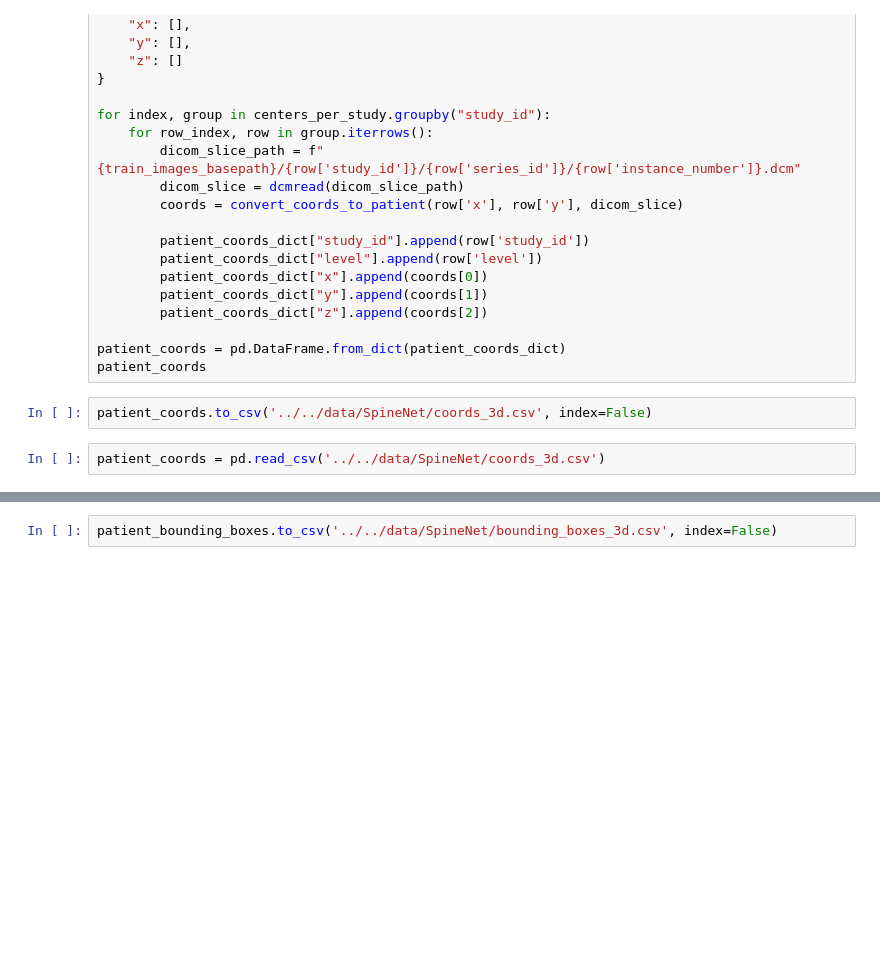
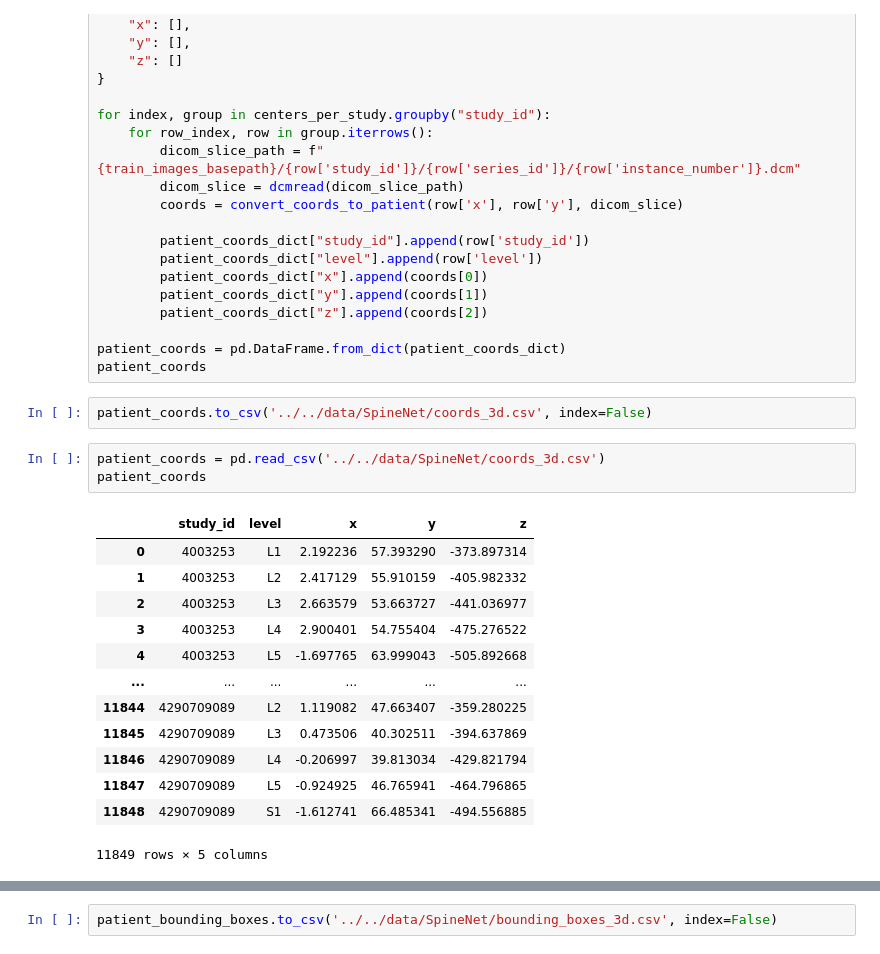
Before and after one commit to IDoCodingStuffs/rsna_2024, a Jupyter notebook: 3d_modeling/notebooks/convert_img_coords_to_patient.ipynb, the cells around one changed output, grey strips where cells are left out. Cells and saved outputs as stored; diff of their text form; blank space fills up the shorter version.

```diff
--- a/3d_modeling/notebooks/convert_img_coords_to_patient.ipynb
+++ b/3d_modeling/notebooks/convert_img_coords_to_patient.ipynb
@@ -146,6 +148,21 @@ patient_coords
 patient_coords.to_csv('../../data/SpineNet/coords_3d.csv', index=False)
 # %%
 patient_coords = pd.read_csv('../../data/SpineNet/coords_3d.csv')
+patient_coords
+# %% [output]
+|  | study_id | level | x | y | z |
+| 0 | 4003253 | L1 | 2.192236 | 57.393290 | -373.897314 |
+| 1 | 4003253 | L2 | 2.417129 | 55.910159 | -405.982332 |
+| 2 | 4003253 | L3 | 2.663579 | 53.663727 | -441.036977 |
+| 3 | 4003253 | L4 | 2.900401 | 54.755404 | -475.276522 |
+| 4 | 4003253 | L5 | -1.697765 | 63.999043 | -505.892668 |
+| ... | ... | ... | ... | ... | ... |
+| 11844 | 4290709089 | L2 | 1.119082 | 47.663407 | -359.280225 |
+| 11845 | 4290709089 | L3 | 0.473506 | 40.302511 | -394.637869 |
+| 11846 | 4290709089 | L4 | -0.206997 | 39.813034 | -429.821794 |
+| 11847 | 4290709089 | L5 | -0.924925 | 46.765941 | -464.796865 |
+| 11848 | 4290709089 | S1 | -1.612741 | 66.485341 | -494.556885 |
+11849 rows × 5 columns
 # %%
 patient_bounding_boxes_dict = {
     "study_id": [],
```
Also changed, not shown: parts of 2 cells of this notebook, 3 other files.
